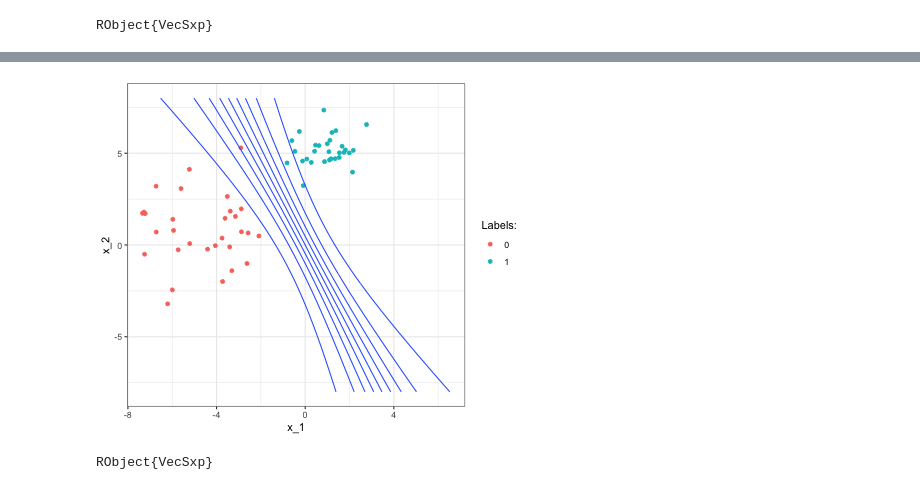
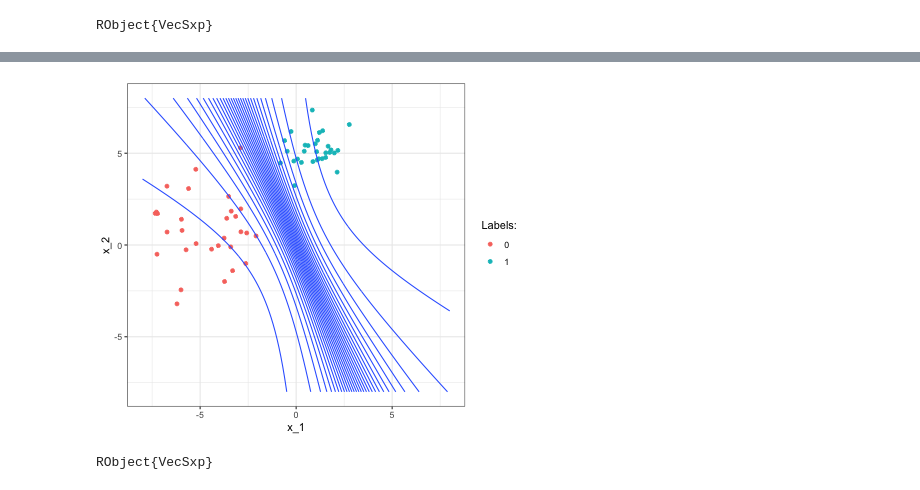
Before and after one commit to pat-alt/pat-alt.github.io, a Jupyter notebook: content/post/2021-10-27-bayesian-logistic-regression/toy_example.ipynb, the cells around one changed output, grey strips where cells are left out. Drawn from its saved outputs; the diff is of its cells as text; code cells hidden in the pictures.

```diff
--- a/content/post/2021-10-27-bayesian-logistic-regression/toy_example.ipynb
+++ b/content/post/2021-10-27-bayesian-logistic-regression/toy_example.ipynb
@@ -34,7 +34,7 @@ y = df[:,:y]
 X = Matrix(df[:,Not(:y)])
 D = size(X)[2] # number of features
 N = size(X)[1] # number of observations
-σ = 10 # noise
+σ = 5 # noise
 w_0 = zeros(D)
 H_0 = UniformScaling(1/(σ^2));
 # %%
@@ -49,6 +49,9 @@ sgd_options = (
     T=T,
     ε=0.1/T
 )
-mod = bayes_logreg(X,y,w_0,H_0,sgd_options...);
-w_map = μ(mod)
+model = bayes_logreg(X,y,w_0,H_0,sgd_options...);
+w_map = model.μ
+println(model.μ)
+println(inv(model.Σ))
+∇∇(X,y,model.μ,H_0)
 # %% [output]
@@ -133,8 +125,8 @@ p + stat_contour(data=df_grid, aes(x = :x2, y = :x3, z = :x1))
 RObject{VecSxp}
 # %%
-y_probit = posterior_predictive(mod, W)
+y_probit = posterior_predictive(model, W)
 df_grid = DataFrame(hcat(y_probit,W), :auto)
-p + stat_contour(data=df_grid, aes(x = :x2, y = :x3, z = :x1))
+p + stat_contour(data=df_grid, aes(x = :x2, y = :x3, z = :x1), bins=30)
 # %% [output]
-[figure, old version]
+[figure, new version]
 RObject{VecSxp}
```
Also changed, not shown: parts of 9 cells of this notebook, 10 other files.
